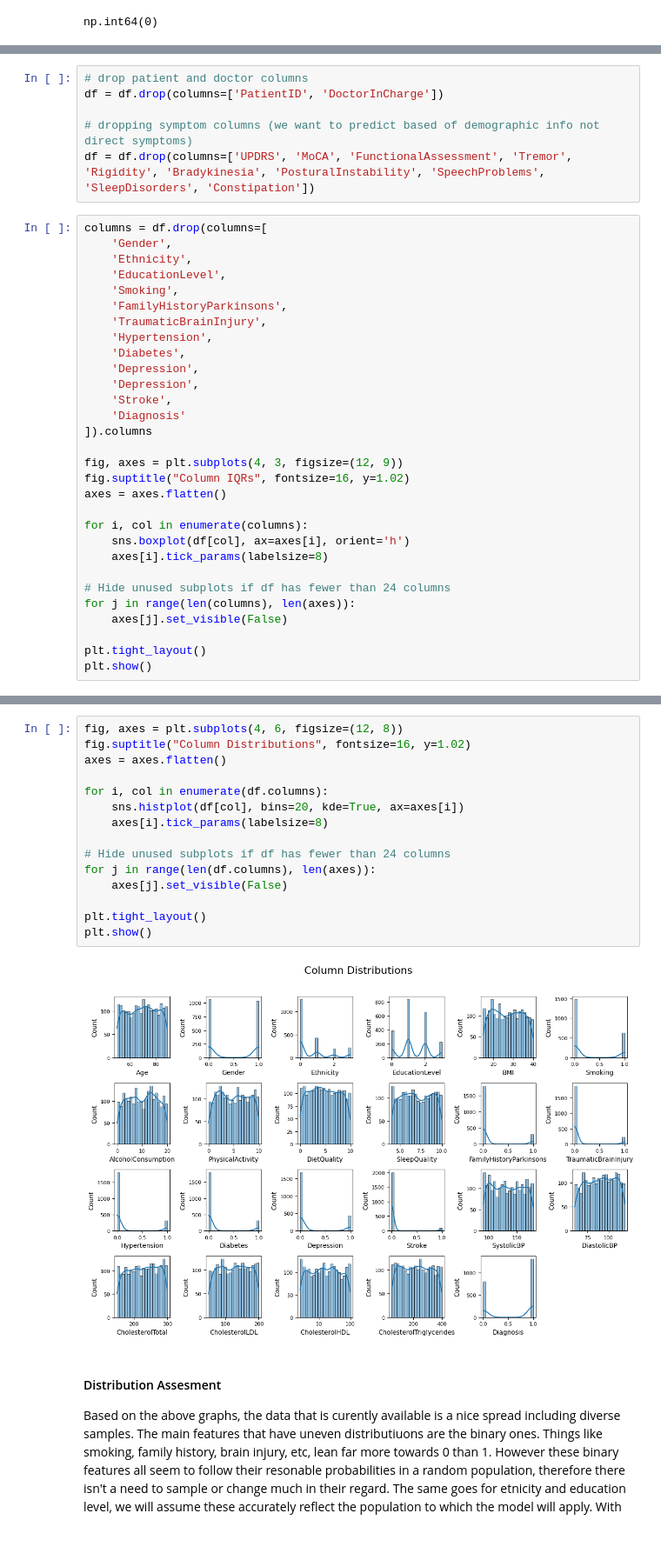
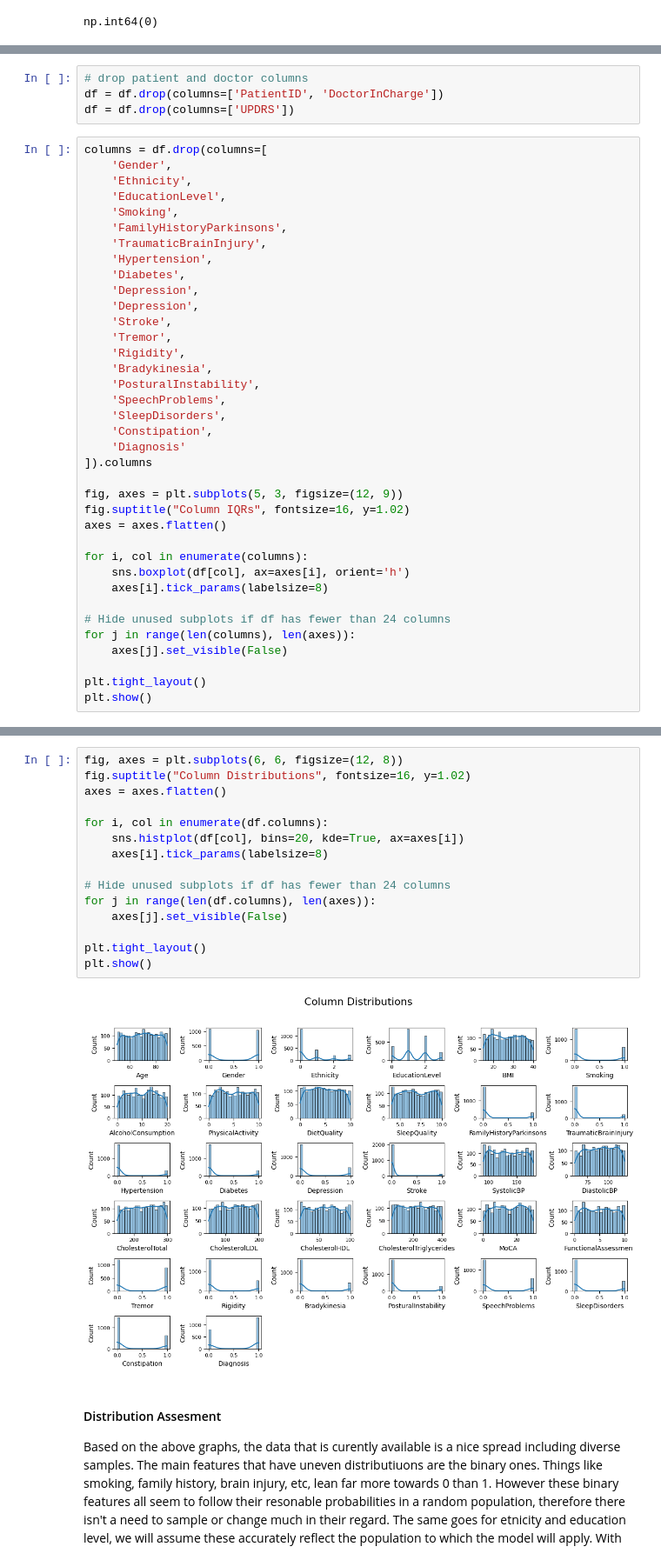
Before and after one commit to julianag27/ml-project, a Jupyter notebook: FinalProject.ipynb, the cells around one changed output, grey strips where cells are left out. Shown at 87% size. Cells and saved outputs as stored; diff of their text form.

```diff
--- a/FinalProject.ipynb
+++ b/FinalProject.ipynb
@@ -58,9 +58,7 @@ plt.show()
 # %%
 # drop patient and doctor columns
 df = df.drop(columns=['PatientID', 'DoctorInCharge'])
-
-# dropping symptom columns (we want to predict based of demographic info not direct symptoms)
-df = df.drop(columns=['UPDRS', 'MoCA', 'FunctionalAssessment', 'Tremor', 'Rigidity', 'Bradykinesia', 'PosturalInstability', 'SpeechProblems', 'SleepDisorders', 'Constipation'])
+df = df.drop(columns=['UPDRS'])
 # %%
 columns = df.drop(columns=[
     'Gender',
@@ -74,10 +72,17 @@ columns = df.drop(columns=[
     'Depression',
     'Depression',
     'Stroke',
+    'Tremor',
+    'Rigidity',
+    'Bradykinesia',
+    'PosturalInstability',
+    'SpeechProblems',
+    'SleepDisorders',
+    'Constipation',
     'Diagnosis'
 ]).columns
 
-fig, axes = plt.subplots(4, 3, figsize=(12, 9))
+fig, axes = plt.subplots(5, 3, figsize=(12, 9))
 fig.suptitle("Column IQRs", fontsize=16, y=1.02)
 axes = axes.flatten()
 
@@ -96,20 +101,20 @@ plt.show()
 # %%
-fig, axes = plt.subplots(4, 6, figsize=(12, 8))
+fig, axes = plt.subplots(6, 6, figsize=(12, 8))
 fig.suptitle("Column Distributions", fontsize=16, y=1.02)
 axes = axes.flatten()
 
 for i, col in enumerate(df.columns):
     sns.histplot(df[col], bins=20, kde=True, ax=axes[i])
     axes[i].tick_params(labelsize=8)
 
 # Hide unused subplots if df has fewer than 24 columns
 for j in range(len(df.columns), len(axes)):
     axes[j].set_visible(False)
 
 plt.tight_layout()
 plt.show()
 # %% [output]
-[figure, old version]
+[figure, new version]
 # %% [markdown]
 #### Distribution Assesment
 
```
Also changed, not shown: parts of 12 cells of this notebook.
